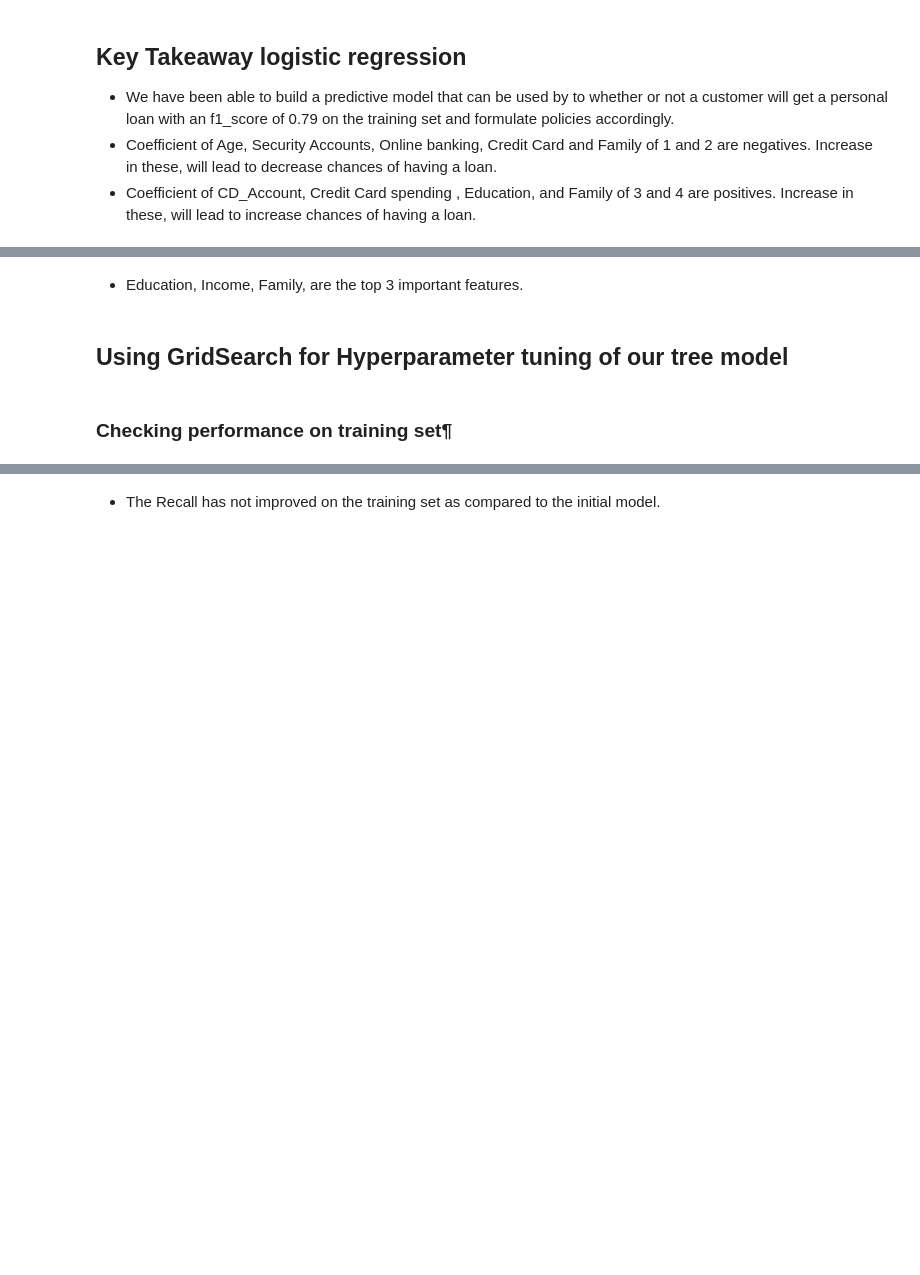
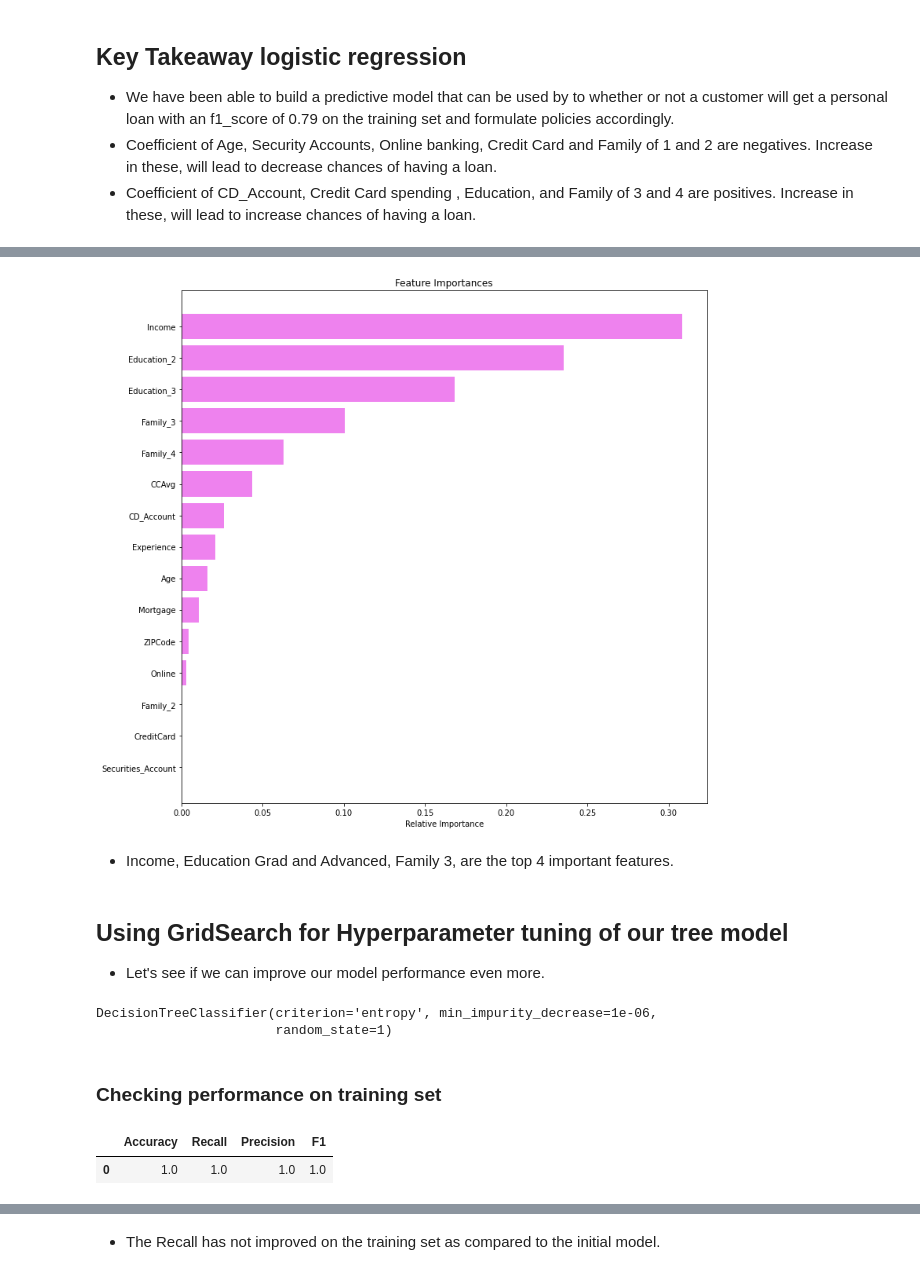
Before and after one commit to cfreeman22/loan_modeling_project, a Jupyter notebook: loan_modeling.ipynb, the cells around one changed output, grey strips where cells are left out. Saved outputs shown, nothing was run; the diff lists cells and outputs as text; code cells hidden in the pictures; blank space fills up the shorter version.

```diff
--- a/loan_modeling.ipynb
+++ b/loan_modeling.ipynb
@@ -892,6 +957,57 @@ Test set performance comparison:
+# %%
+ # lets graph features by their importance level
+importances = model2.feature_importances_
+indices = np.argsort(importances)
+
+plt.figure(figsize=(12, 12))
+plt.title("Feature Importances")
+plt.barh(range(len(indices)), importances[indices], color="violet", align="center")
+plt.yticks(range(len(indices)), [feature_names[i] for i in indices])
+plt.xlabel("Relative Importance")
+plt.show()
+# %% [output]
+[figure, added]
 # %% [markdown]
-- Education, Income, Family, are the top 3 important features.
+- Income, Education Grad and Advanced, Family 3, are the top 4 important features.
 # %% [markdown]
 ## Using GridSearch for Hyperparameter tuning of our tree model
+
+- Let's see if we can improve our model performance even more.
+# %%
+# Choose the type of classifier.
+estimator = DecisionTreeClassifier(random_state=1)
+
+# Grid of parameters to choose from
+
+parameters = {
+    "max_depth": [np.arange(2, 50, 5), None],
+    "criterion": ["entropy","gini"],
+    "splitter": ["best", "random"],
+    "min_impurity_decrease": [0.000001, 0.00001, 0.0001],
+}
+
+# Type of scoring used to compare parameter combinations
+acc_scorer = make_scorer(recall_score)
+
+# Run the grid search
+grid_obj = GridSearchCV(estimator, parameters, scoring=acc_scorer, cv=5)
+grid_obj = grid_obj.fit(X_train, y_train)
+
+# Set the clf to the best combination of parameters
+estimator = grid_obj.best_estimator_
+
+# Fit the best algorithm to the data.
+estimator.fit(X_train, y_train)
+# %% [output]
+DecisionTreeClassifier(criterion='entropy', min_impurity_decrease=1e-06,
+                       random_state=1)
 # %% [markdown]
-### Checking performance on training set¶
+### Checking performance on training set
+# %%
+decision_tree_tune_perf_train = wrangle.model_performance_classification_sklearn(
+    estimator, X_train, y_train
+)
+decision_tree_tune_perf_train
+# %% [output]
+|  | Accuracy | Recall | Precision | F1 |
+| 0 | 1.0 | 1.0 | 1.0 | 1.0 |
```
Also changed, not shown: parts of 40 cells of this notebook.
